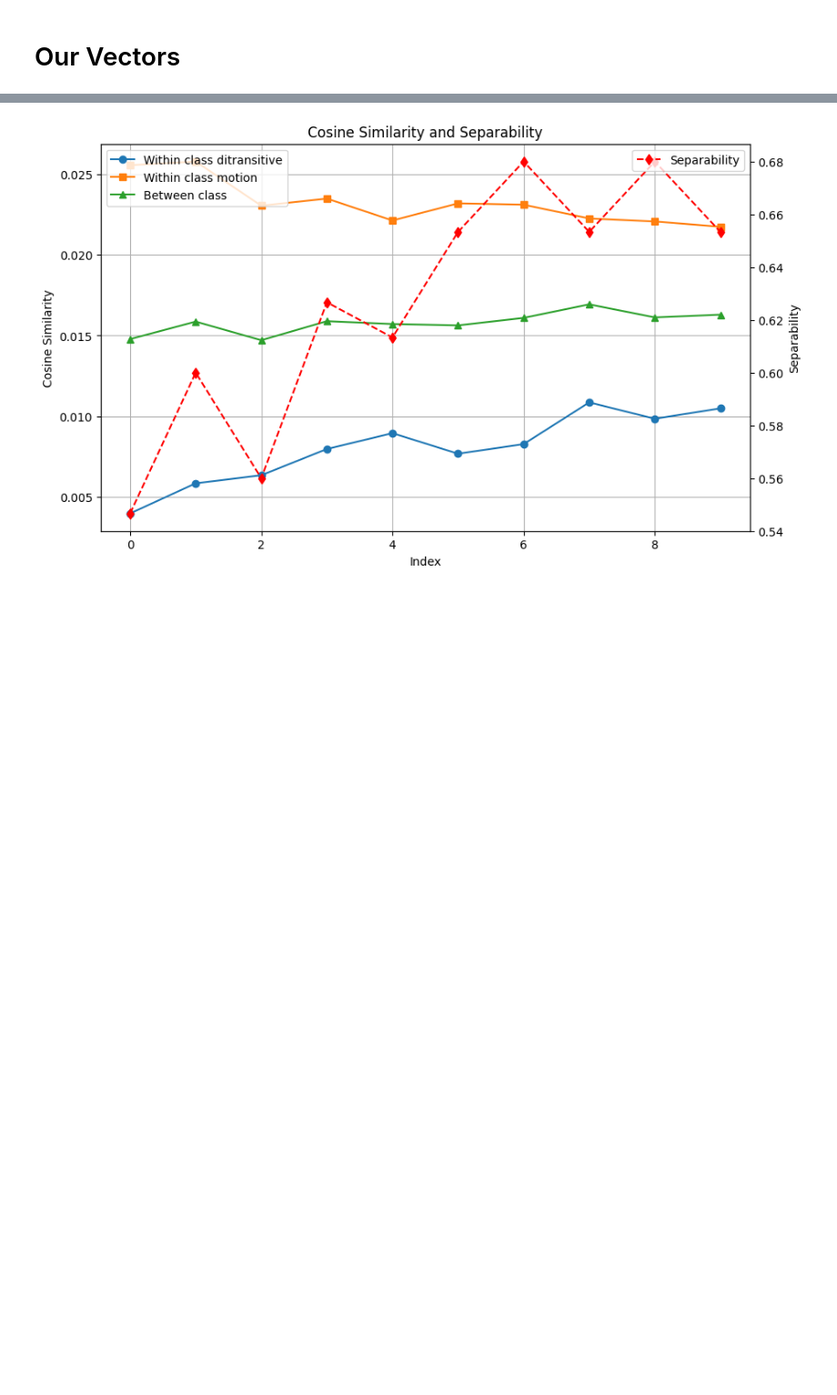
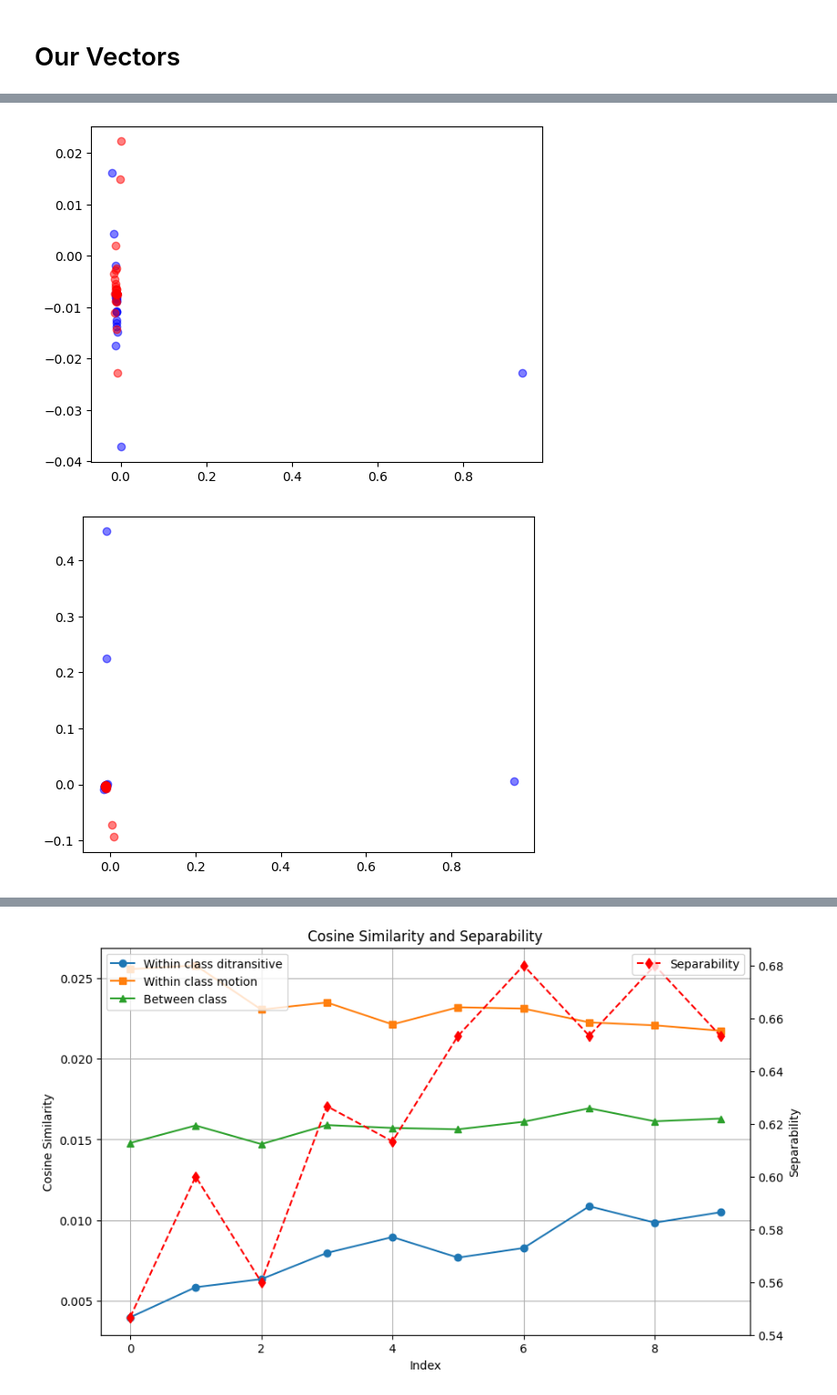
Before and after one commit to jasperjjian/abstraction, a Jupyter notebook: abstraction/analysis/count_based.ipynb, the cells around one changed output, grey strips where cells are left out. Shown at 91% size. Saved outputs shown, nothing was run; the diff lists cells and outputs as text; code cells hidden in the pictures; blank space fills up the shorter version.

Commit message:
Generating first draft plots.

```diff
--- a/abstraction/analysis/count_based.ipynb
+++ b/abstraction/analysis/count_based.ipynb
@@ -228,3 +230,11 @@ for i, lemma in enumerate(all_lemmas):
         if inflection == lemma:
             ditrans_inflections_to_avg[i].append(j)
 ditrans_inflections_to_avg = list(zip(all_lemmas, ditrans_inflections_to_avg))
+# %%
+# here the directory of files:
+word_vector_dir = "/nlp/scr/jjian/datasets/openwebtext_filtered/word_vectors_compiled"
+
+# get all the filenames which are of the form openwebtext_co_matrix_020000.svd_l.propack.npy
+files = os.listdir(word_vector_dir)
+suffixes = [x.split(".")[0].split("_")[-1] for x in files]
+suffixes = sorted(suffixes, key=lambda x: int(x))
@@ -230,0 +293,69 @@ ditrans_inflections_to_avg = list(zip(all_lemmas, ditrans_inflections_to_avg))
+# %%
+# get the raw distances for the words
+cosine_ditrans_avg_pca_5 = []
+cosine_motion_avg_pca_5 = []
+cosine_between_avg_pca_5 = []
+separability = []
+
+for i, suffix in enumerate(tqdm(suffixes)):
+    filename = f"openwebtext_co_matrix_{suffix}.svd_l.propack.npy"
+    svd_vectors = np.load(os.path.join(word_vector_dir, filename))
+
+    # Extract vectors for specific keys
+    ditransitive_vectors = np.array([svd_vectors[x][0] for x in ditrans_keys])
+    motion_vectors = np.array([svd_vectors[x][0] for x in motion_keys])
+
+    # Perform PCA for dimensionality reduction
+    pca = PCA(n_components=5)
+
+
+    combined_vectors = np.vstack([ditransitive_vectors, motion_vectors])
+    pca.fit(combined_vectors)
+
+    ditransitive_vectors = pca.transform(ditransitive_vectors)
+    motion_vectors = pca.transform(motion_vectors)
+
+    # get rid of first two components
+    #ditransitive_vectors = ditransitive_vectors[:, 2:]
+    #motion_vectors = motion_vectors[:, 2:]
+
+    # Compute average within-class distances
+    ditransitive_vectors = np.array([
+        np.mean([ditransitive_vectors[x] for x in y[1]], axis=0) for y in ditrans_inflections_to_avg
+    ])
+    motion_vectors = np.array([
+        np.mean([motion_vectors[x] for x in y[1]], axis=0) for y in motion_inflections_to_avg
+    ])
+    if i % 10 == 0:
+        plt.scatter(ditransitive_vectors[:, 0], ditransitive_vectors[:, 1], c='b', label='ditransitive', alpha=0.5)
+        plt.scatter(motion_vectors[:, 0], motion_vectors[:, 1], c='r', label='motion', alpha=0.5)
+        plt.show()
+    # Compute pairwise Euclidean distances within each class
+    ditransitive_distances = euclidean_distances(ditransitive_vectors)
+    motion_distances = euclidean_distances(motion_vectors)
+
+    # Get the average within-class distances, considering only upper triangular part
+    ditransitive_within = np.mean(ditransitive_distances[np.triu_indices(len(ditransitive_distances), k=1)])
+    motion_within = np.mean(motion_distances[np.triu_indices(len(motion_distances), k=1)])
+
+    # Compute between-class distances
+    ditransitive_motion_distances = euclidean_distances(ditransitive_vectors, motion_vectors)
+    between = np.mean(ditransitive_motion_distances)
+
+    # Store results
+    cosine_ditrans_avg_pca_5.append(ditransitive_within)
+    cosine_motion_avg_pca_5.append(motion_within)
+    cosine_between_avg_pca_5.append(between)
+
+    combined_vectors = np.vstack([ditransitive_vectors, motion_vectors])
+    combined_labels = ["ditransitive"] * len(ditransitive_vectors) + ["motion"] * len(motion_vectors)
+    #clf = LogisticRegression(C=10.0).fit(combined_vectors, combined_labels)
+    scaler = StandardScaler()
+    scaled_vectors = scaler.fit_transform(combined_vectors)
+
+    clf = LogisticRegression(C=10).fit(scaled_vectors, combined_labels)
+
+    separability.append(clf.score(scaled_vectors, combined_labels))
+# %% [output]
+[figure, added]
+[figure, added]
```
Also changed, not shown: parts of 7 cells of this notebook, 10 other files.
